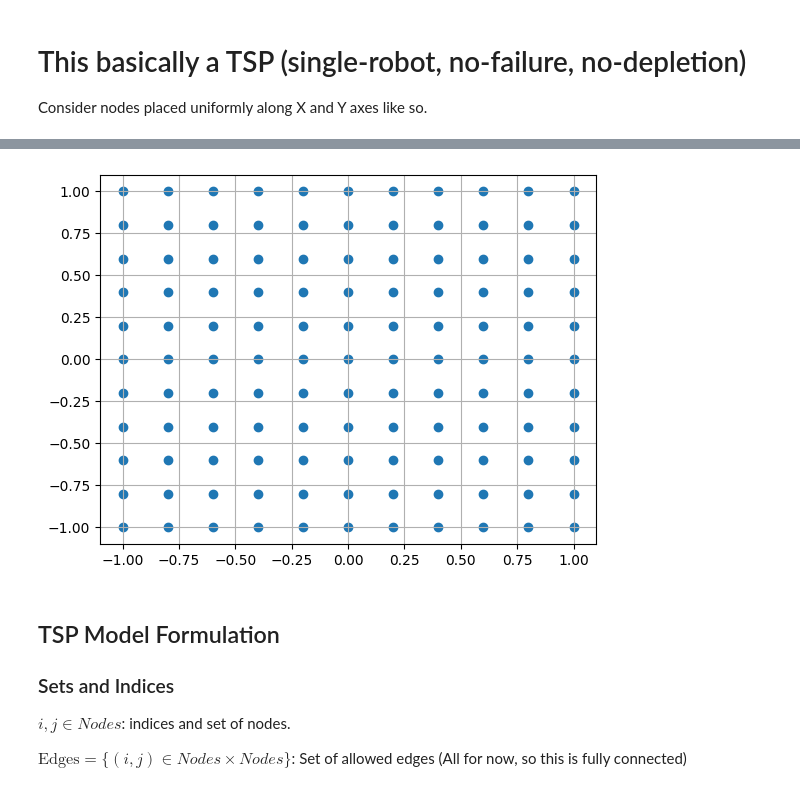
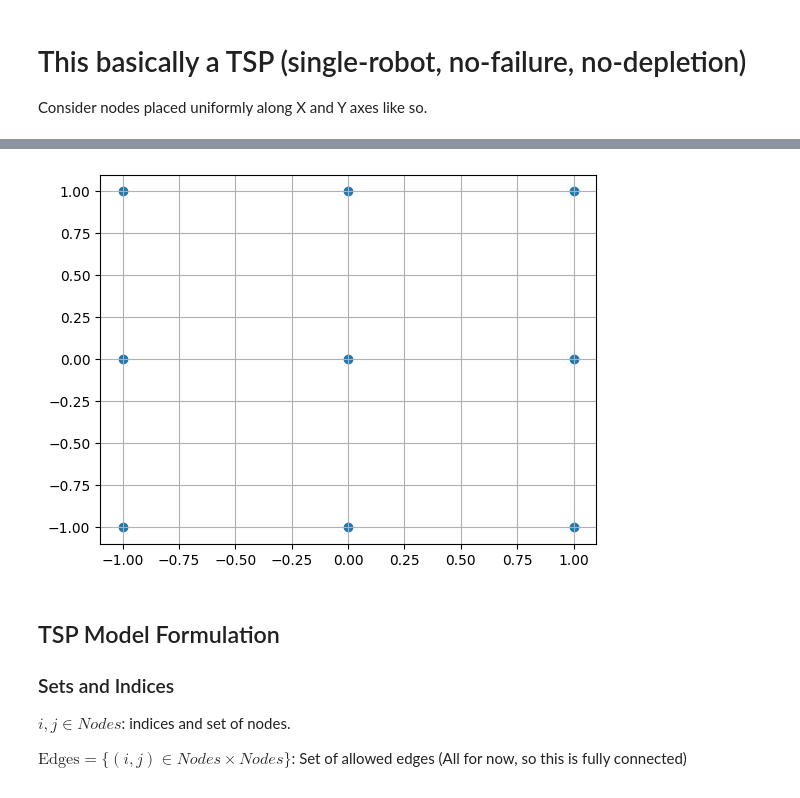
Before and after one commit to nestlab-bae-mqp-2024/mrpcp-solvers, a Jupyter notebook: jupyter/mqp_milp_first_attempt.ipynb, the cells around one changed output, grey strips where cells are left out. Cells and saved outputs as stored; diff of their text form; code cells hidden in the pictures.

Commit message:
implement tsp for a map with uniformly distributed nodes

```diff
--- a/jupyter/mqp_milp_first_attempt.ipynb
+++ b/jupyter/mqp_milp_first_attempt.ipynb
@@ -5,15 +21,27 @@ Consider nodes placed uniformly along X and Y axes like so.
 # %%
 from matplotlib import pyplot as plt
+from pprint import pp
 import numpy as np
 
-delta = 0.2
-i, j = np.mgrid[-1:1+delta:delta, -1.:1+delta:delta]
+# This implementation only works with n = 2 and 3. It fails 4 and onwards
+# Chose the number of nodes in an axis
+n = 3
+# Create a uniform (n, n, 2) numpy grid for MAXIMUM SPEED
+grid = np.mgrid[-1:1:n*1j, -1.:1:n*1j]
+grid = grid.reshape(grid.shape + (1,))
+grid = np.concatenate((grid[0], grid[1]), axis=2)
+# Sanity check
+# pp(grid)
+# pp(grid[:, :, 0].reshape(-1))
+# pp(grid[:, :, 1].reshape(-1))
+
+# Graphical sanity check
 plt.figure()
-plt.scatter(i, j)
+plt.scatter(grid[:, :, 0], grid[:, :, 1])
 plt.grid()
 plt.show()
 # %% [output]
-[figure, old version]
+[figure, new version]
 # %% [markdown]
 ## TSP Model Formulation
 
```
Also changed, not shown: parts of 6 cells of this notebook.
